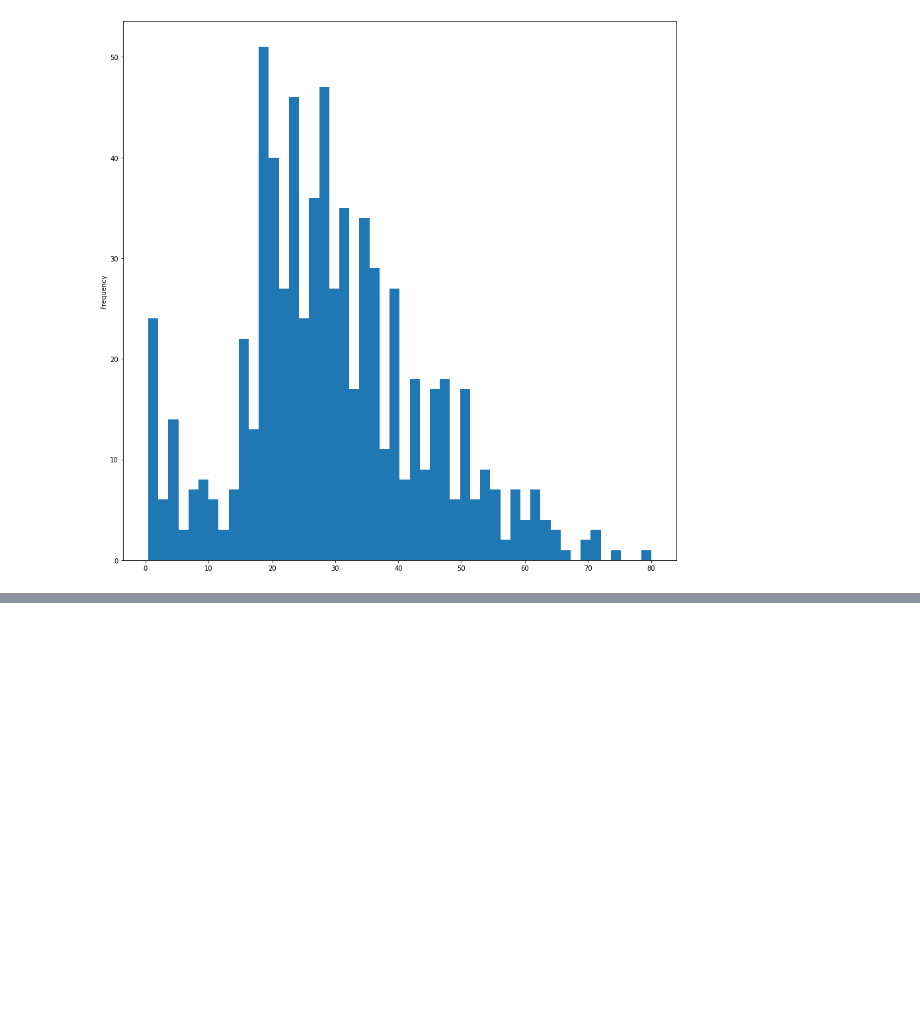
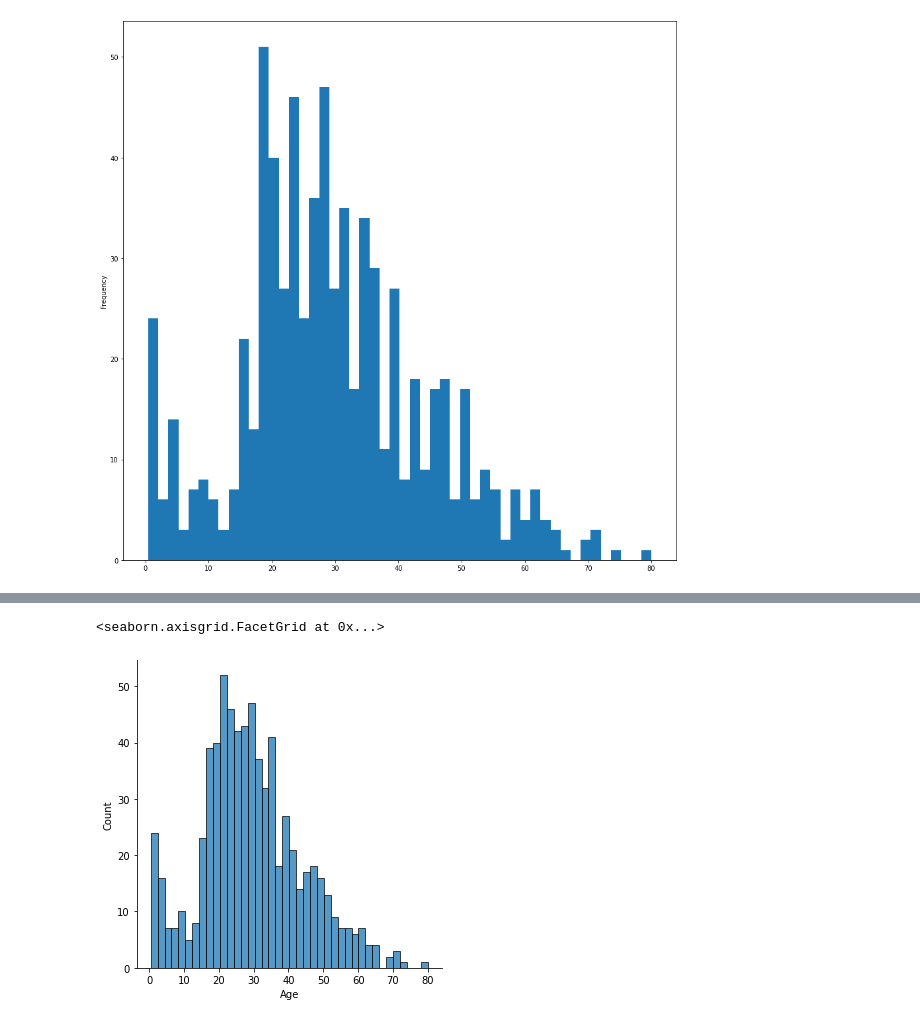
Before and after one commit to shahriarKabir44/learn_data_science, a Jupyter notebook: titanic/titanic_data_analysis.ipynb, the cells around one changed output, grey strips where cells are left out. Cells and saved outputs as stored; diff of their text form; code cells hidden in the pictures; blank space fills up the shorter version.

```diff
--- a/titanic/titanic_data_analysis.ipynb
+++ b/titanic/titanic_data_analysis.ipynb
@@ -147,0 +114,5 @@ df=df.drop('PassengerId',axis=1)
+# %%
+sns.displot(df['Age'].dropna(), bins=40)
+# %% [output]
+<seaborn.axisgrid.FacetGrid at 0x...>
+[figure, added]
```
Also changed, not shown: parts of 16 cells of this notebook, 1 other file.
